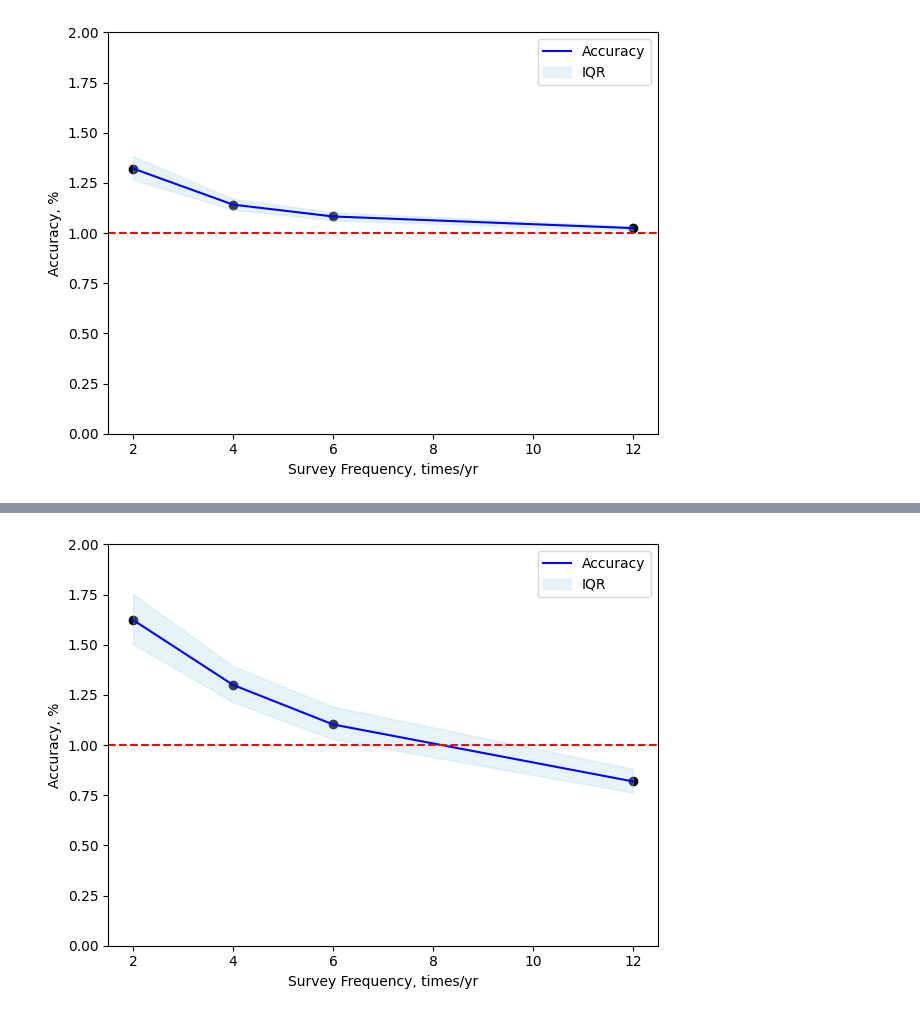
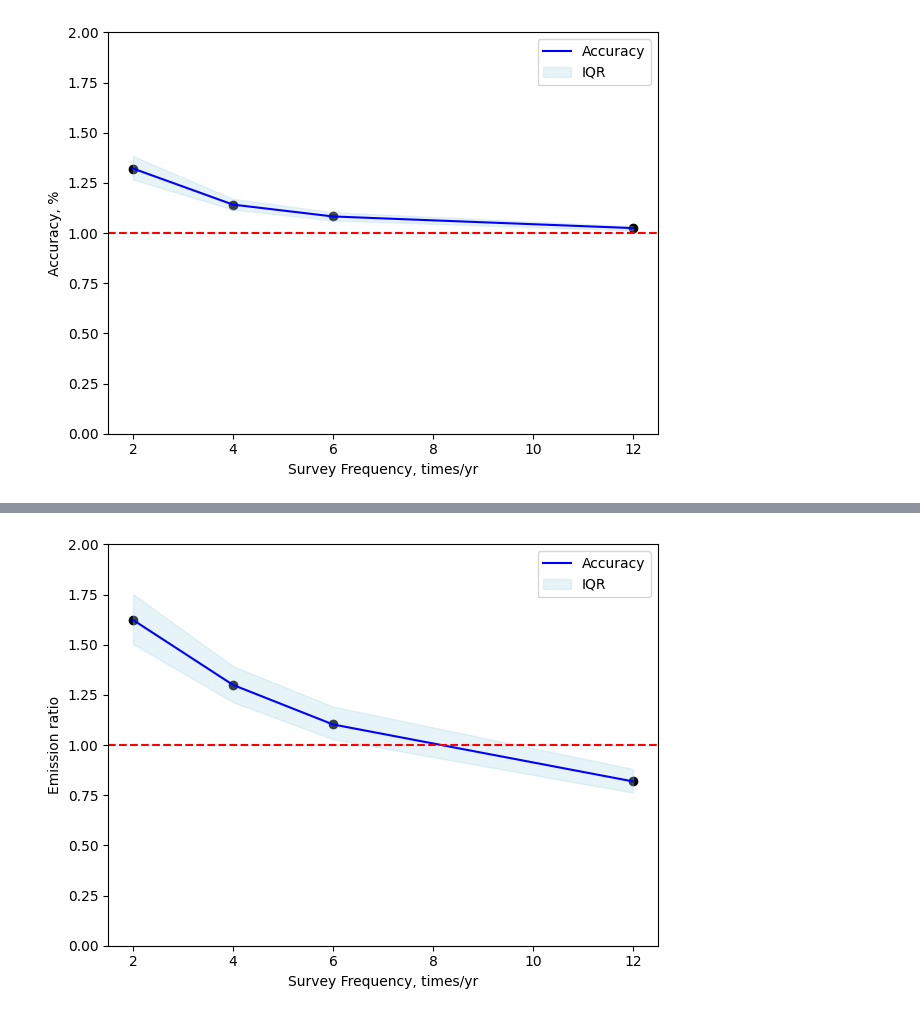
Before and after one commit to HJJJJX/Figure-Plotting, a Jupyter notebook: Uncertainty_paper_plot.ipynb, the cells around one changed output, grey strips where cells are left out. Cells and saved outputs as stored; diff of their text form; code cells hidden in the pictures.

```diff
--- a/Uncertainty_paper_plot.ipynb
+++ b/Uncertainty_paper_plot.ipynb
@@ -2009,35 +2009,35 @@ y_50_prop = (100 + np.array(y_50)) / 100
 y_75_prop = (100 + np.array(y_75)) / 100
 
 # Plot
 fig, ax = plt.subplots()
 
 # Scatter plot for y_50
 ax.scatter(x, y_50_prop, color="black")
 
 # Line plot for y_50
 lns1 = ax.plot(x, y_50_prop, linestyle="-", color="blue", label="Accuracy")
 
 # Shadow region for IQR
 fill_between = ax.fill_between(x, y_25_prop, y_75_prop, color="lightblue", alpha=0.3, label="IQR")
 
 # Red dashed line at y = 1.0
 ax.axhline(y=1.0, color='red', linestyle='--')
 
 # Labels and ticks
 ax.set_xlabel("Survey Frequency, times/yr")
-ax.set_ylabel("Accuracy, %")
+ax.set_ylabel("Emission ratio")
 ax.set_ylim([0, 2])
 ax.tick_params(axis="y")
 
 # Add legend
 ax.legend()
 
 # Adjust layout and show plot
 plt.tight_layout()
 # plt.savefig('Repair_Scenarios_NONSE_Accuracy.png')
 plt.show()
 # %% [output]
-[figure, old version]
+[figure, new version]
 # %%
 #Repair_WithoutSE
 import matplotlib.pyplot as plt
```
Also changed, not shown: parts of 2 cells of this notebook.
